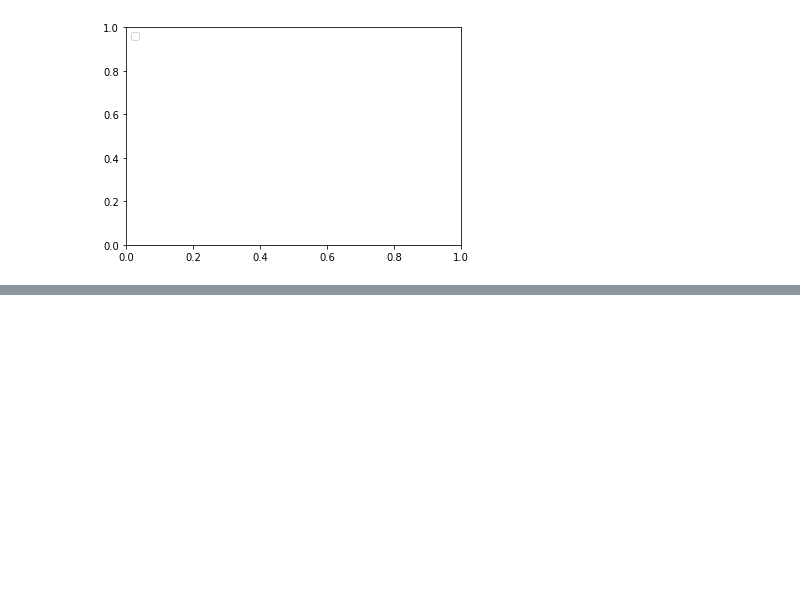
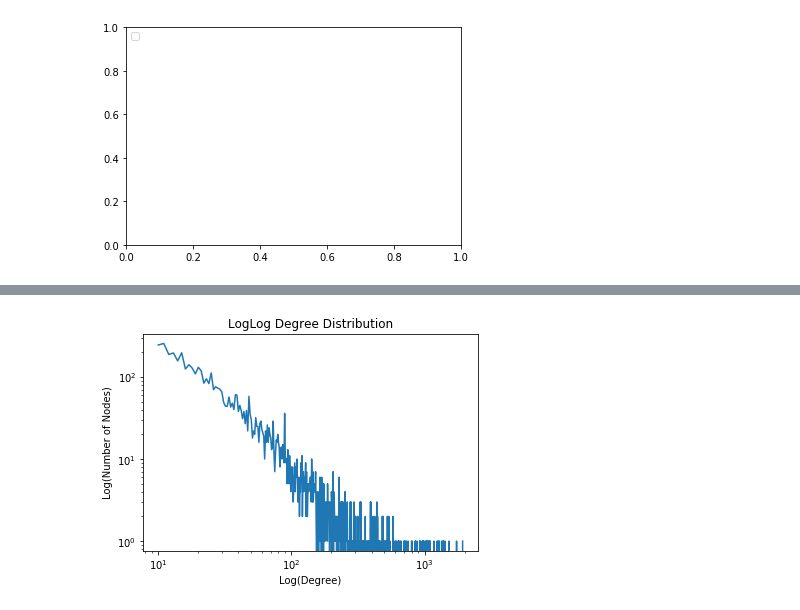
Before and after one commit to AugustoPeres/crc-project-1, a Jupyter notebook: Greatest Connected Component - 2.ipynb, the cells around one changed output, grey strips where cells are left out. Drawn from its saved outputs; the diff is of its cells as text; code cells hidden in the pictures; blank space fills up the shorter version.

```diff
--- a/Greatest Connected Component - 2.ipynb
+++ b/Greatest Connected Component - 2.ipynb
@@ -399,0 +416,12 @@ plt.show()
+# %%
+#LOGLOG DEGREE DISTRIBUTION
+plt.loglog(deglist,degfreq)
+
+plt.xlabel('Log(Degree)', fontdict=None, labelpad=None)
+plt.ylabel('Log(Number of Nodes)', fontdict=None, labelpad=None)
+
+plt.title('LogLog Degree Distribution', fontdict=None, loc='center', pad=None)
+
+plt.show()
+# %% [output]
+[figure, added]
```
Also changed, not shown: parts of 19 cells of this notebook.
